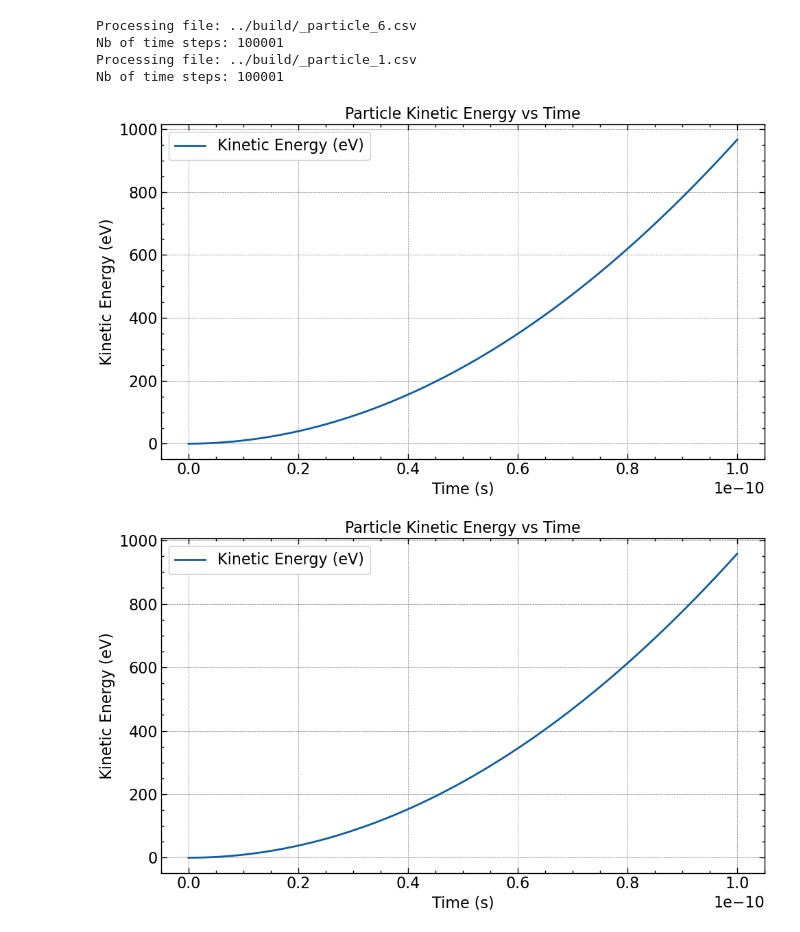
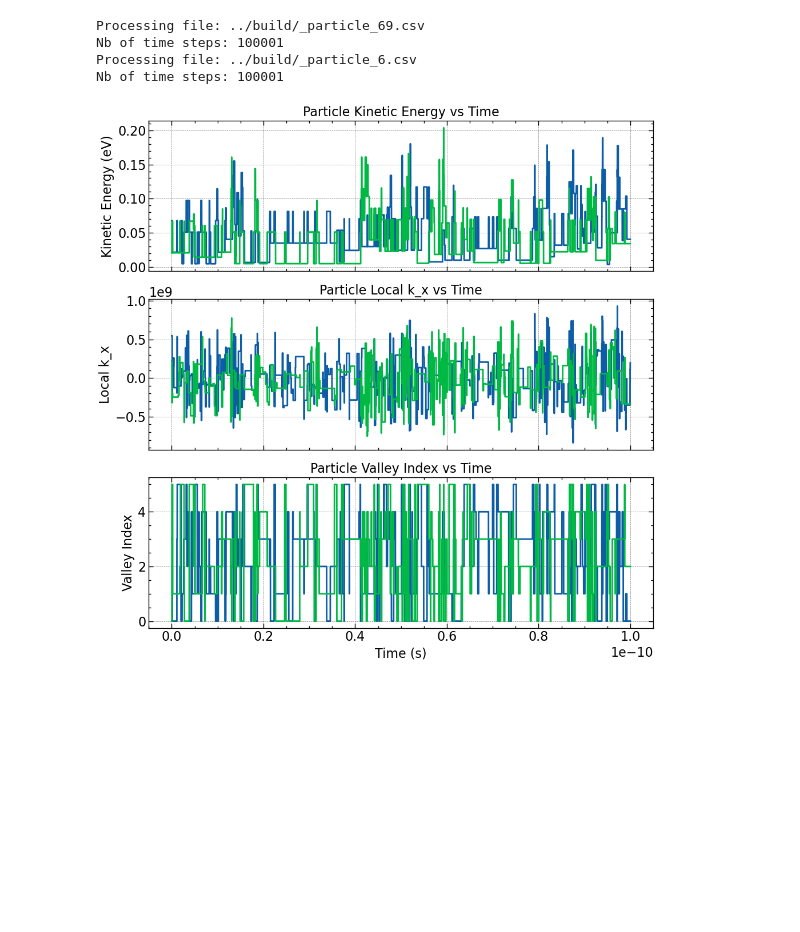
Before and after one commit to RemiHelleboid/UltimateEPM, a Jupyter notebook: python/amc_plots.ipynb, the cells around one changed output. Cells and saved outputs as stored; diff of their text form; code cells hidden in the pictures; blank space fills up the shorter version.

```diff
--- a/python/amc_plots.ipynb
+++ b/python/amc_plots.ipynb
@@ -17,22 +17,27 @@ Found 10 files.
 # %%
+fig, axs = plt.subplots(3, 1, figsize=(10, 10), sharex=True)
 
 for file in files[:2]:
     print(f"Processing file: {file}")
     data = np.loadtxt(file, delimiter=',', skiprows=1)
     time,position_x,position_y,position_z,local_k_x,local_k_y,local_k_z,velocity_x,velocity_y,velocity_z,kinetic_energy,gamma,valley_index = data.T
     print("Nb of time steps:", len(time))
-    fig, axs = plt.subplots(1, 1    , figsize=(10, 6))
-    axs.plot(time, kinetic_energy, label='Kinetic Energy (eV)')
-    axs.set_xlabel('Time (s)')
-    axs.set_ylabel('Kinetic Energy (eV)')
-    axs.set_title('Particle Kinetic Energy vs Time')
-    axs.legend()
-    plt.tight_layout()
+    axs[0].plot(time, kinetic_energy)
+    axs[1].plot(time, local_k_x)
+    axs[2].plot(time, valley_index)
+
+axs[0].set_ylabel('Kinetic Energy (eV)')
+axs[0].set_title('Particle Kinetic Energy vs Time')
+axs[1].set_ylabel('Local k_x')
+axs[1].set_title('Particle Local k_x vs Time')
+axs[2].set_xlabel('Time (s)')
+axs[2].set_ylabel('Valley Index')
+axs[2].set_title('Particle Valley Index vs Time')
+plt.tight_layout()
 plt.show()
 # %% [output]
+Processing file: ../build/_particle_69.csv
+Nb of time steps: 100001
 Processing file: ../build/_particle_6.csv
 Nb of time steps: 100001
-Processing file: ../build/_particle_1.csv
-Nb of time steps: 100001
-[figure, old version]
+[figure, new version]
-[figure, removed]
```
Also changed, not shown: parts of 1 cell of this notebook, 8 other files.
